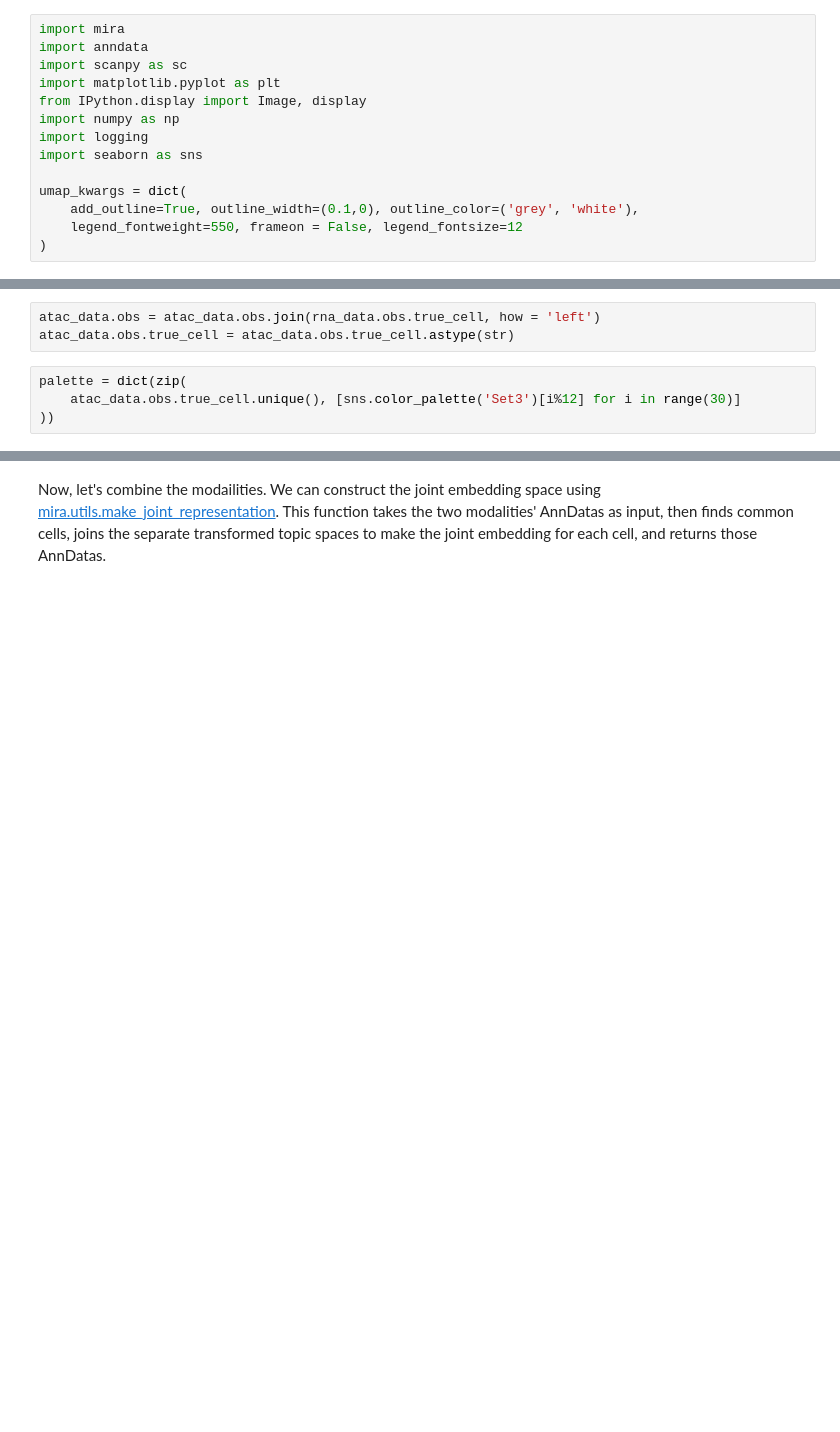
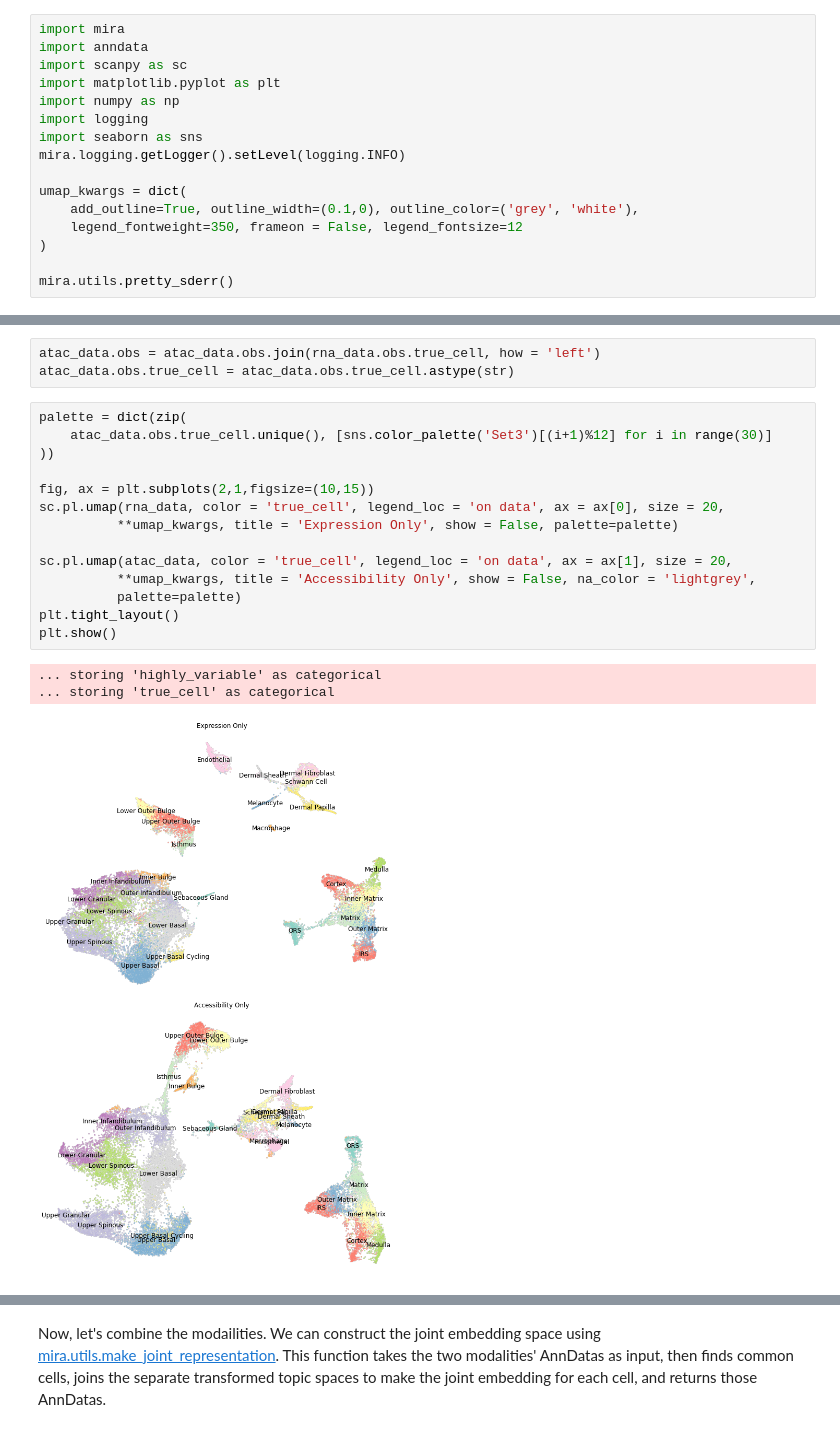
Before and after one commit to cistrome/MIRA, a Jupyter notebook: sphinxdocs/source/notebooks/tutorial_joint_representation.ipynb, the cells around one changed output, grey strips where cells are left out. Cells and saved outputs as stored; diff of their text form; blank space fills up the shorter version.

```diff
--- a/sphinxdocs/source/notebooks/tutorial_joint_representation.ipynb
+++ b/sphinxdocs/source/notebooks/tutorial_joint_representation.ipynb
@@ -10,15 +10,17 @@ import mira
 import anndata
 import scanpy as sc
 import matplotlib.pyplot as plt
-from IPython.display import Image, display
 import numpy as np
 import logging
 import seaborn as sns
+mira.logging.getLogger().setLevel(logging.INFO)
 
 umap_kwargs = dict(
     add_outline=True, outline_width=(0.1,0), outline_color=('grey', 'white'),
-    legend_fontweight=550, frameon = False, legend_fontsize=12
+    legend_fontweight=350, frameon = False, legend_fontsize=12
 )
+
+mira.utils.pretty_sderr()
 # %% [markdown]
 Next we load data:
 # %%
@@ -81,5 +92,19 @@ atac_data.obs = atac_data.obs.join(rna_data.obs.true_cell, how = 'left')
 atac_data.obs.true_cell = atac_data.obs.true_cell.astype(str)
 # %%
 palette = dict(zip(
-    atac_data.obs.true_cell.unique(), [sns.color_palette('Set3')[i%12] for i in range(30)]
+    atac_data.obs.true_cell.unique(), [sns.color_palette('Set3')[(i+1)%12] for i in range(30)]
 ))
+
+fig, ax = plt.subplots(2,1,figsize=(10,15))
+sc.pl.umap(rna_data, color = 'true_cell', legend_loc = 'on data', ax = ax[0], size = 20,
+          **umap_kwargs, title = 'Expression Only', show = False, palette=palette)
+
+sc.pl.umap(atac_data, color = 'true_cell', legend_loc = 'on data', ax = ax[1], size = 20,
+          **umap_kwargs, title = 'Accessibility Only', show = False, na_color = 'lightgrey',
+          palette=palette)
+plt.tight_layout()
+plt.show()
+# %% [output]
+... storing 'highly_variable' as categorical
+... storing 'true_cell' as categorical
+[figure, added]
```
Also changed, not shown: parts of 12 cells of this notebook, 13 other files.
